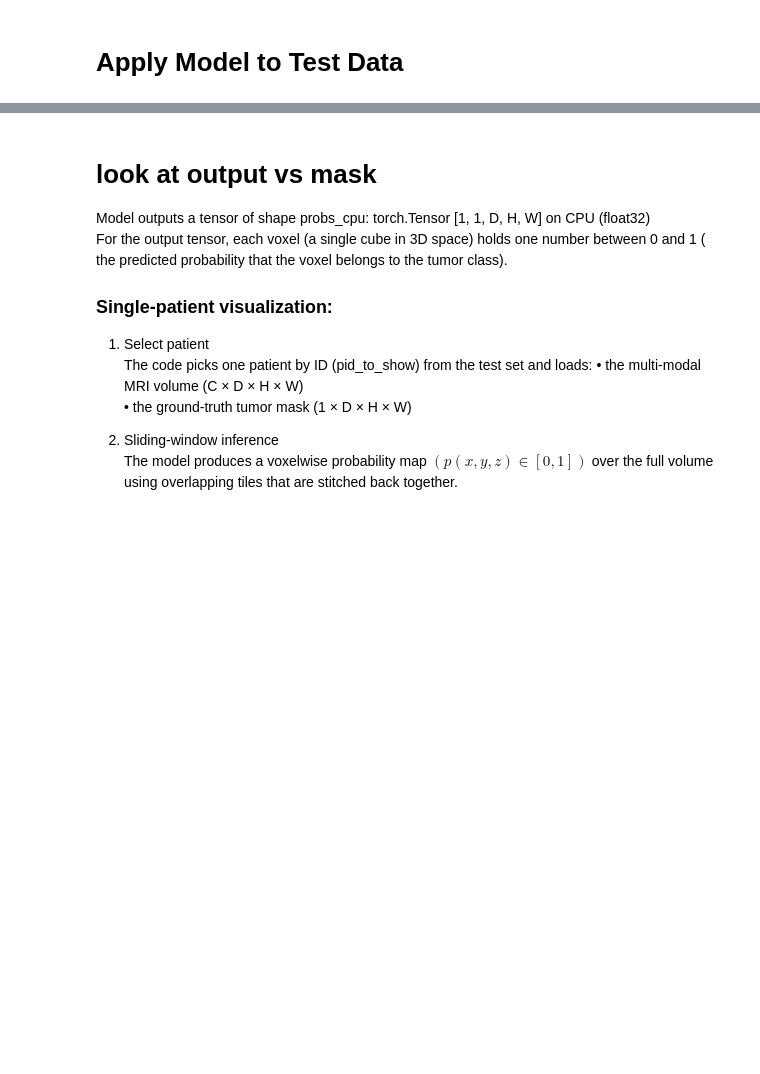
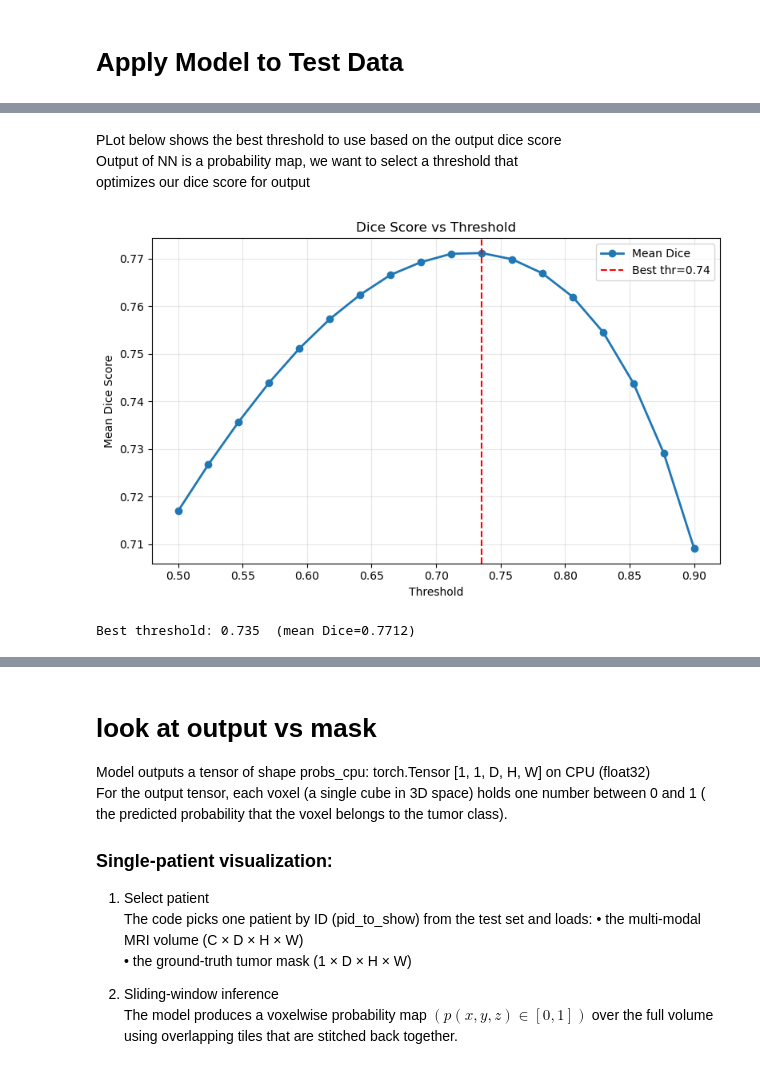
Before and after one commit to Erdos-Projects/fall-2025-brain-tumor-diagnosis, a Jupyter notebook: MRI_Viewer.ipynb, the cells around one changed output, grey strips where cells are left out. Cells and saved outputs as stored; diff of their text form; code cells hidden in the pictures; blank space fills up the shorter version.

```diff
--- a/MRI_Viewer.ipynb
+++ b/MRI_Viewer.ipynb
@@ -1807,3 +1812,40 @@ UCSF-PDGM-0304 0.122897
+# %% [markdown]
+PLot below shows the best threshold to use based on the output dice score  \
+Output of NN is a probability map, we want to select a threshold that \
+optimizes our dice score for output
+# %%
+path = "test_metrics_thr_sweep.csv"
+# Load data
+df = pd.read_csv(path)
+
+# Verify required columns
+if "thr" not in df.columns or "dice" not in df.columns:
+    raise ValueError("CSV must contain 'thr' and 'dice' columns.")
+
+# Compute mean Dice per threshold
+thr_summary = df.groupby("thr")["dice"].mean().reset_index()
+
+# Identify best threshold
+best_idx = thr_summary["dice"].idxmax()
+best_thr = thr_summary.loc[best_idx, "thr"]
+best_dice = thr_summary.loc[best_idx, "dice"]
+
+# Plot threshold vs Dice
+plt.figure(figsize=(8,5))
+plt.plot(thr_summary["thr"], thr_summary["dice"], marker="o", lw=2, label="Mean Dice")
+plt.axvline(best_thr, color="r", linestyle="--", label=f"Best thr={best_thr:.2f}")
+plt.title("Dice Score vs Threshold")
+plt.xlabel("Threshold")
+plt.ylabel("Mean Dice Score")
+plt.grid(alpha=0.3)
+plt.legend()
+plt.tight_layout()
+plt.show()
+
+print(f"Best threshold: {best_thr:.3f}  (mean Dice={best_dice:.4f})")
+# %% [output]
+[figure, added]
+Best threshold: 0.735  (mean Dice=0.7712)
 # %%
 import seaborn as sns
 # Load metrics
```
Also changed, not shown: parts of 7 cells of this notebook.
